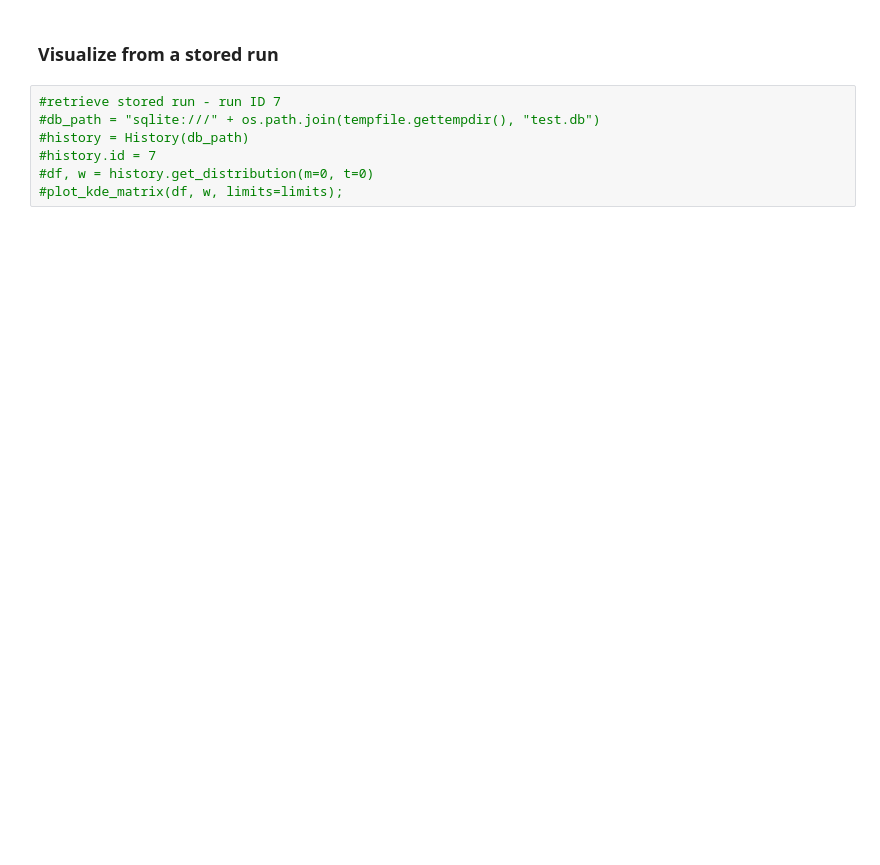
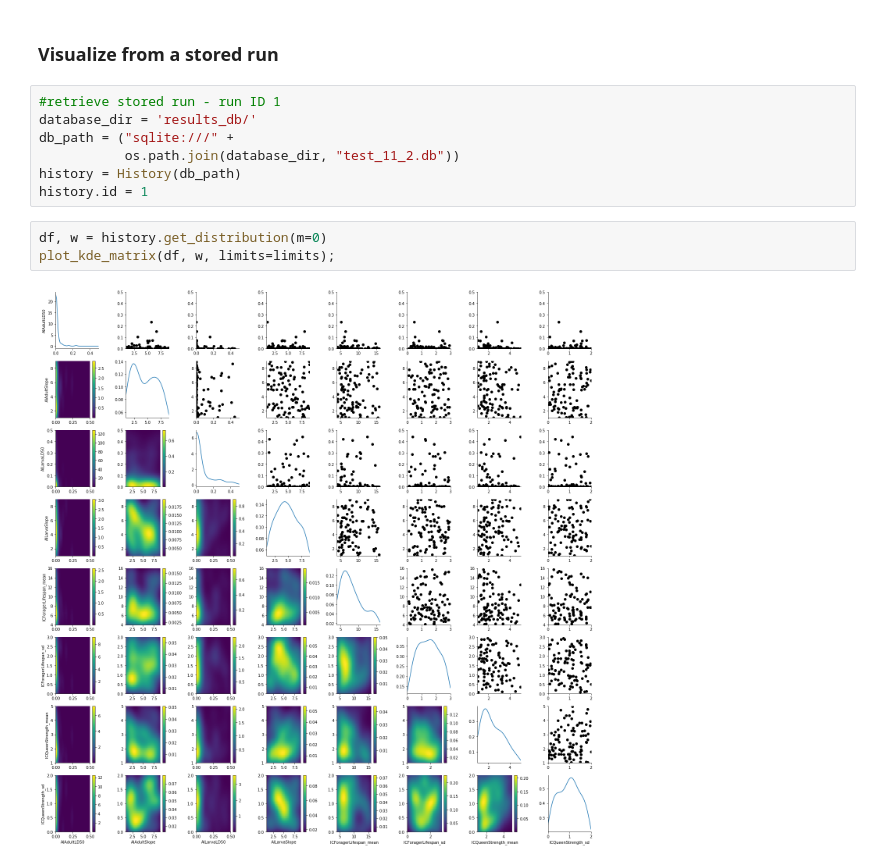
Before and after one commit to JeffreyMinucci/bee_neonic_abc, a Jupyter notebook: pyabc_test.ipynb, the cells around one changed output. Saved outputs shown, nothing was run; the diff lists cells and outputs as text; blank space fills up the shorter version.

```diff
--- a/pyabc_test.ipynb
+++ b/pyabc_test.ipynb
@@ -134,11 +126,16 @@ plot_kde_matrix(df, w, limits=limits);
 # %% [markdown]
 ### Visualize from a stored run
 # %%
-#retrieve stored run - run ID 7
-#db_path = "sqlite:///" + os.path.join(tempfile.gettempdir(), "test.db")
-#history = History(db_path)
-#history.id = 7
-#df, w = history.get_distribution(m=0, t=0)
-#plot_kde_matrix(df, w, limits=limits);
+#retrieve stored run - run ID 1
+database_dir = 'results_db/'
+db_path = ("sqlite:///" +
+           os.path.join(database_dir, "test_11_2.db"))
+history = History(db_path)
+history.id = 1
+# %%
+df, w = history.get_distribution(m=0)
+plot_kde_matrix(df, w, limits=limits);
+# %% [output]
+[figure, added]
 # %%
 df
```
Also changed, not shown: parts of 9 cells of this notebook, 1 other file.
